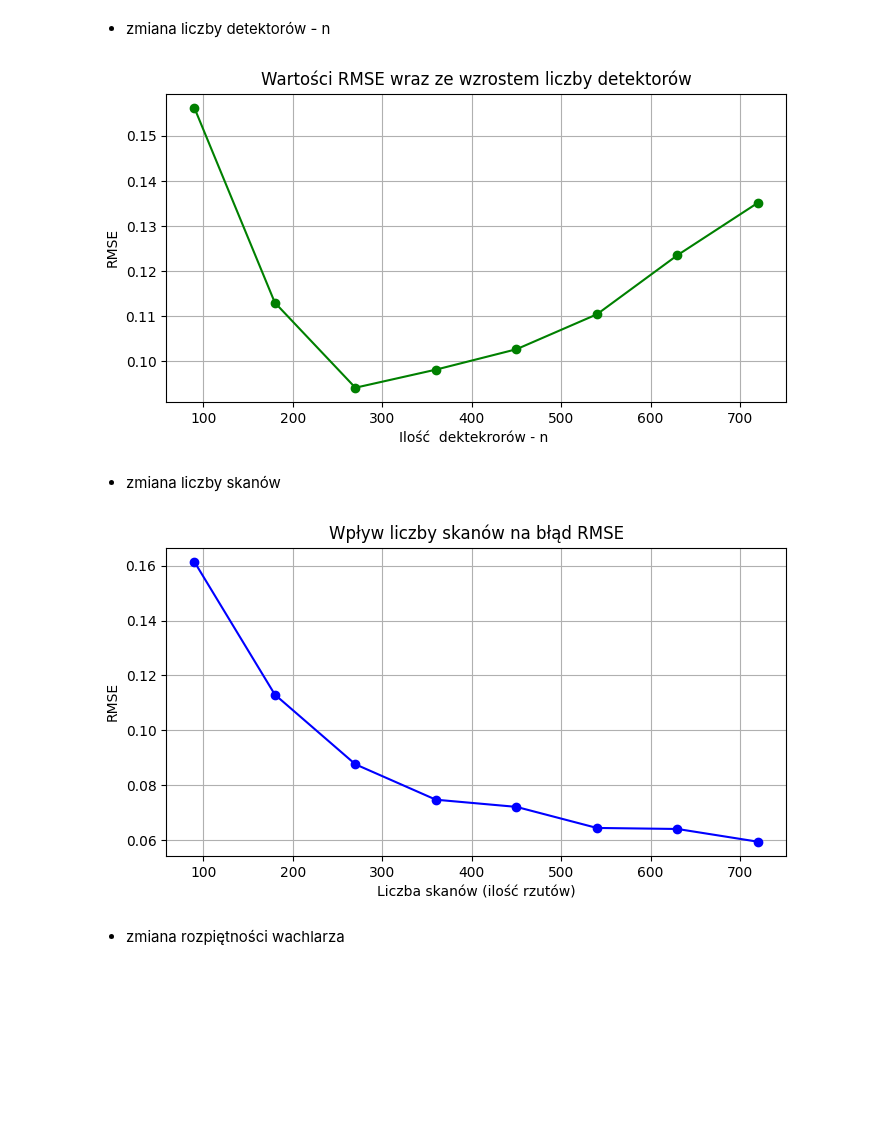
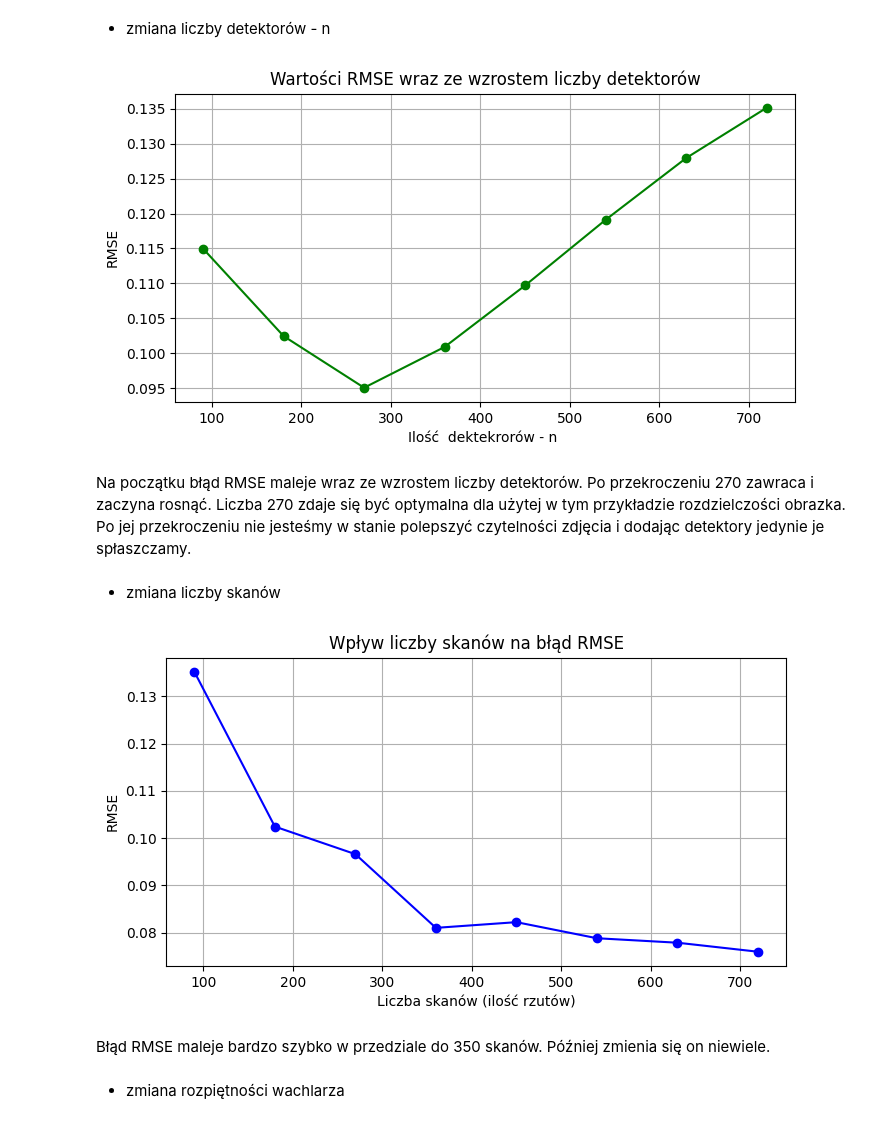
Before and after one commit to julia-m11/Tomograf, a Jupyter notebook: tomograf1.ipynb, the cells around one changed output. Cells and saved outputs as stored; diff of their text form; code cells hidden in the pictures; blank space fills up the shorter version.

```diff
--- a/tomograf1.ipynb
+++ b/tomograf1.ipynb
@@ -174,6 +175,7 @@ def prepare_img(photo):
 
 img1 = prepare_img("tomograf-obrazy/Shepp_logan.JPG")
 img2 = prepare_img("tomograf-obrazy/SADDLE_PE.JPG")
+img3 = prepare_img("tomograf-obrazy/CT_ScoutView-large.jpg")
 
 test_images = {"Shepp-Logan": img1, "Saddle PE": img2}
 # %% [markdown]
@@ -334,9 +345,9 @@ Zmiana błędu średniokwadratowego podczas wykonywania kolejnych iteracji odwro
 test_n = 180
 test_phi = 180
 test_step = 2.0
-sino, sino_steps, step_freq, angles = generate_sinogram(test_step, test_n, test_phi, img1)
+sino, sino_steps, step_freq, angles = generate_sinogram(test_step, test_n, test_phi, img3)
 
-h, w = img1.shape
+h, w = img3.shape
 r = math.sqrt(w**2 + h**2) / 2 + 10
 offset_x, offset_y = w / 2, h / 2
 
@@ -345,7 +356,7 @@ reco_f, reco_nf, steps = reconstruction_process(sino, angles, test_n, math.radia
 iter_rmse = []
 for s in steps:
     s_rescaled = s * 255 if s.max() <= 1.0 else s
-    iter_rmse.append(calculate_rmse(img1, s_rescaled))
+    iter_rmse.append(calculate_rmse(img3, s_rescaled))
 
 x_values = [i * step_freq for i in range(len(iter_rmse))]
 plt.figure(figsize=(8, 4))
@@ -364,21 +377,23 @@ Zmiana błędu średniokwadratowego przy zwiększaniu dokładności próbkowania
 # %%
 detectors_list = [90, 180, 270, 360, 450, 540, 630, 720]
 n_rmse = []
 
 for n_val in detectors_list:
-    sino, _, sf, ang = generate_sinogram(2.0, n_val, 180, img1)
+    sino, _, sf, ang = generate_sinogram(2.0, n_val, 180, img3)
     rf, _, _ = reconstruction_process(sino, ang, n_val, math.radians(180), r, offset_x, offset_y, h, w, sf)
-    n_rmse.append(calculate_rmse(img1, rf))
+    n_rmse.append(calculate_rmse(img3, rf))
 
 plt.figure(figsize=(8, 4))
 plt.plot(detectors_list, n_rmse, color='green', marker='o')
 plt.title("Wartości RMSE wraz ze wzrostem liczby detektorów")
 plt.xlabel("Ilość  dektekrorów - n ")
 plt.ylabel("RMSE")
 plt.grid(True)
 plt.show()
 # %% [output]
-[figure, old version]
+[figure, new version]
+# %% [markdown]
+Na początku błąd RMSE maleje wraz ze wzrostem liczby detektorów. Po przekroczeniu 270 zawraca i zaczyna rosnąć. Liczba 270 zdaje się być optymalna dla użytej w tym przykładzie rozdzielczości obrazka. Po jej przekroczeniu nie jesteśmy w stanie polepszyć czytelności zdjęcia i dodając detektory jedynie je spłaszczamy.
 # %% [markdown]
 * zmiana liczby skanów
 # %%
@@ -391,10 +406,10 @@ default_phi = 180
 for s_val in scans_list:
     step = 360.0 / s_val
 
-    sino, _, sf, ang = generate_sinogram(step, default_n, default_phi, img1)
+    sino, _, sf, ang = generate_sinogram(step, default_n, default_phi, img3)
     rf, _, _ = reconstruction_process(sino, ang, default_n, math.radians(default_phi), r, offset_x, offset_y, h, w, sf)
 
-    scans_rmse.append(calculate_rmse(img1, rf))
+    scans_rmse.append(calculate_rmse(img3, rf))
 
 plt.figure(figsize=(8, 4))
 plt.plot(scans_list, scans_rmse, color='blue', marker='o')
@@ -404,7 +419,9 @@ plt.ylabel("RMSE")
 plt.grid(True)
 plt.show()
 # %% [output]
-[figure, old version]
+[figure, new version]
+# %% [markdown]
+Błąd RMSE maleje bardzo szybko w przedziale do 350 skanów. Później zmienia się on niewiele.
 # %% [markdown]
 * zmiana rozpiętności wachlarza
 # %%
```
Also changed, not shown: parts of 7 cells of this notebook, 1 other file.
